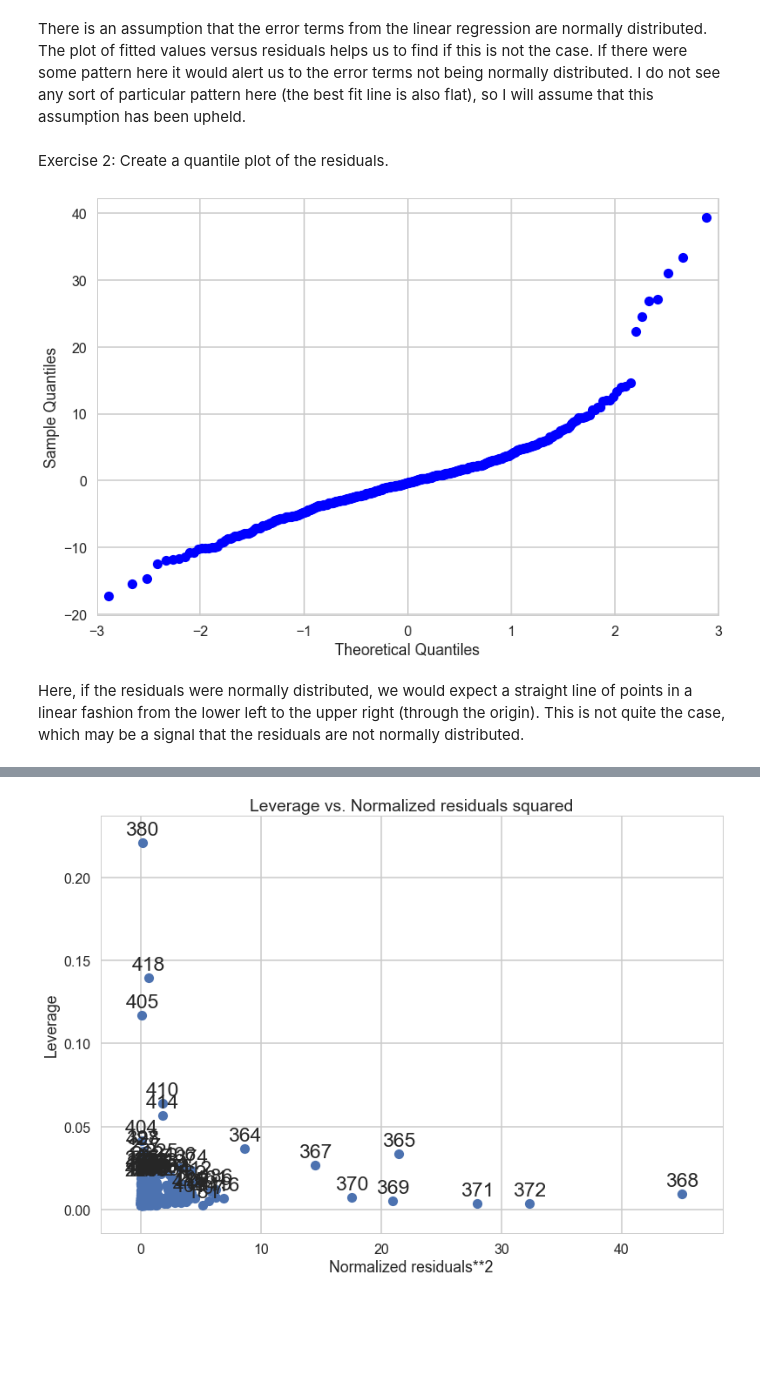
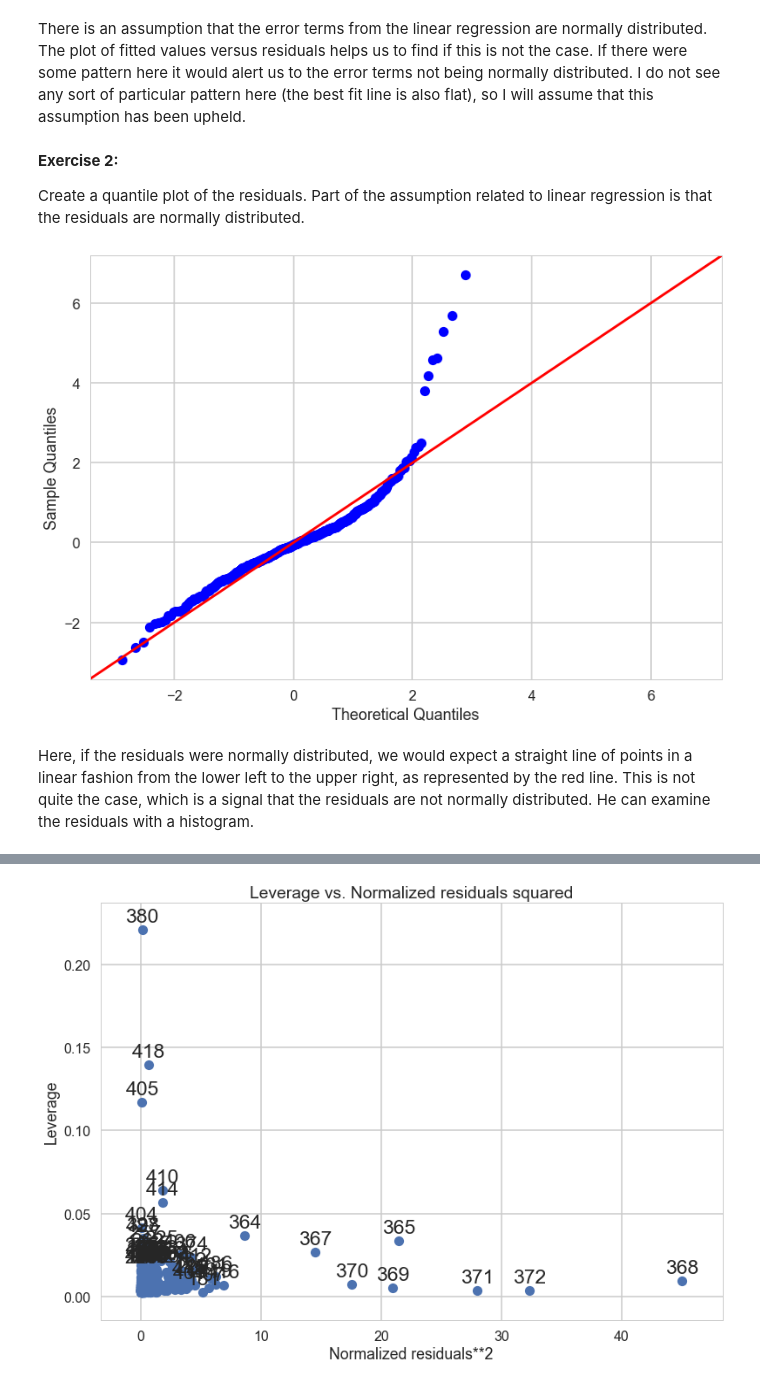
Before and after one commit to bmwrun007/Springboard, a Jupyter notebook: Linear Regression - Boston Housing/Mini_Project_Linear_Regression.ipynb, the cells around one changed output, grey strips where cells are left out. Cells and saved outputs as stored; diff of their text form; code cells hidden in the pictures; blank space fills up the shorter version.

Commit message:
Completed Linear Regression questions

```diff
--- a/Linear Regression - Boston Housing/Mini_Project_Linear_Regression.ipynb
+++ b/Linear Regression - Boston Housing/Mini_Project_Linear_Regression.ipynb
@@ -1023,12 +1033,14 @@ sns.regplot(y=m3.resid, x=m3.fittedvalues, fit_reg = True)
 # %% [markdown]
 There is an assumption that the error terms from the linear regression are normally distributed. The plot of fitted values versus residuals helps us to find if this is not the case. If there were some pattern here it would alert us to the error terms not being normally distributed. I do not see any sort of particular pattern here (the best fit line is also flat), so I will assume that this assumption has been upheld.
 # %% [markdown]
-Exercise 2: Create a quantile plot of the residuals.
+**Exercise 2:**
+
+Create a quantile plot of the residuals. Part of the assumption related to linear regression is that the residuals are normally distributed.
 # %%
 import statsmodels.graphics.gofplots as gplot
 # %%
-gplot.qqplot(m3.resid);
+gplot.qqplot(m3.resid, fit=True, line='45');
 # %% [output]
-[figure, old version]
+[figure, new version]
 # %% [markdown]
-Here, if the residuals were normally distributed, we would expect a straight line of points in a linear fashion from the lower left to the upper right (through the origin). This is not quite the case, which may be a signal that the residuals are not normally distributed.
+Here, if the residuals were normally distributed, we would expect a straight line of points in a linear fashion from the lower left to the upper right, as represented by the red line. This is not quite the case, which is a signal that the residuals are not normally distributed. He can examine the residuals with a histogram.
```
Also changed, not shown: parts of 71 cells of this notebook, 5 other files.
